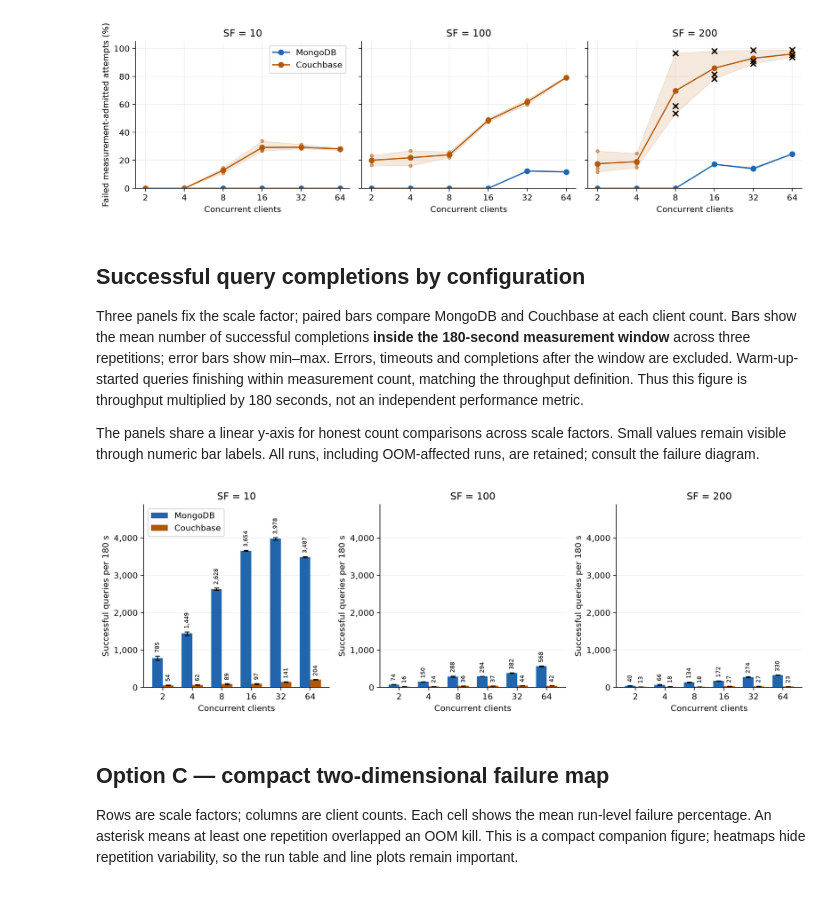
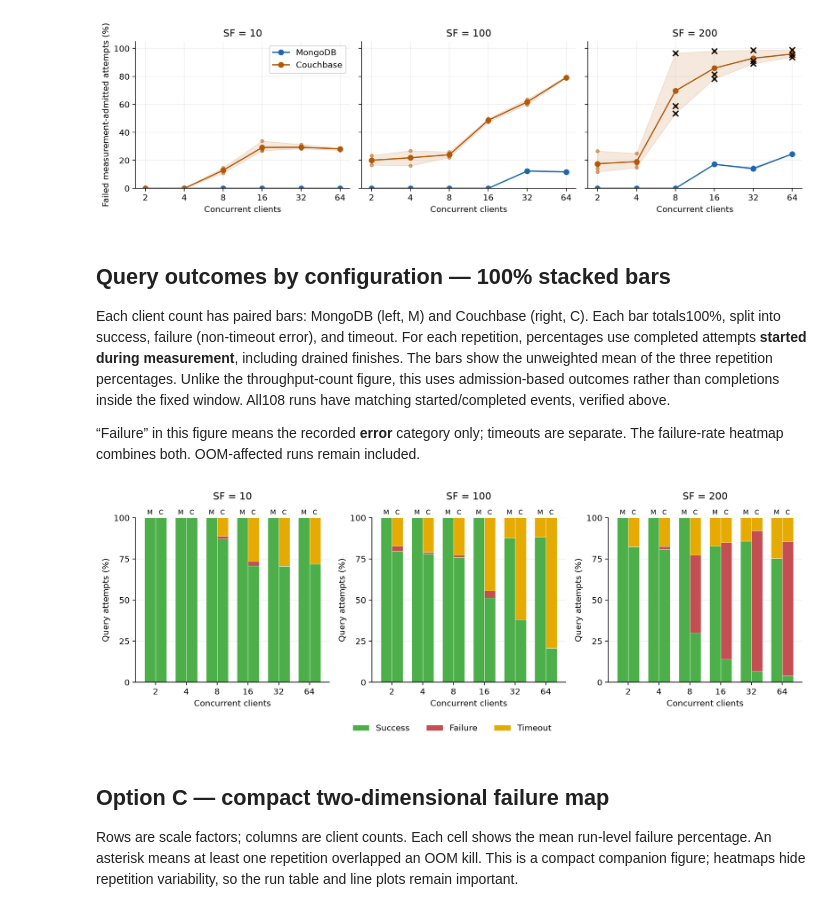
Before and after one commit to zeNightshade/JSONBench, a Jupyter notebook: notebooks/ec2_large_analysis.ipynb, the cells around one changed output. Saved outputs shown, nothing was run; the diff lists cells and outputs as text; code cells hidden in the pictures.

Commit message:
Show normalized success error and timeout outcomes

```diff
--- a/notebooks/ec2_large_analysis.ipynb
+++ b/notebooks/ec2_large_analysis.ipynb
@@ -160,43 +160,46 @@ axes[0].legend(); fig.tight_layout(); save(fig, "failures_by_clients")
 # %% [output]
 [figure]
 # %% [markdown]
-## Successful query completions by configuration
+## Query outcomes by configuration — 100% stacked bars
 
-Three panels fix the scale factor; paired bars compare MongoDB and Couchbase at each client count. Bars show the mean number of successful completions **inside the 180-second measurement window** across three repetitions; error bars show min–max. Errors, timeouts and completions after the window are excluded. Warm-up-started queries finishing within measurement count, matching the throughput definition. Thus this figure is throughput multiplied by 180 seconds, not an independent performance metric.
+Each client count has paired bars: MongoDB (left, M) and Couchbase (right, C). Each bar totals100%, split into success, failure (non-timeout error), and timeout. For each repetition, percentages use completed attempts **started during measurement**, including drained finishes. The bars show the unweighted mean of the three repetition percentages. Unlike the throughput-count figure, this uses admission-based outcomes rather than completions inside the fixed window. All108 runs have matching started/completed events, verified above.
 
-The panels share a linear y-axis for honest count comparisons across scale factors. Small values remain visible through numeric bar labels. All runs, including OOM-affected runs, are retained; consult the failure diagram.
+“Failure” in this figure means the recorded **error** category only; timeouts are separate. The failure-rate heatmap combines both. OOM-affected runs remain included.
 # %%
-# Count directly from audited throughput and the fixed measurement duration.
-measurement_seconds = plan["manifest"]["duration"]
-runs["successful_completions_in_window"] = np.rint(runs.throughput_qps * measurement_seconds).astype(int)
-fig, axes = plt.subplots(1, 3, figsize=(12, 4), sharey=True)
-x = np.arange(len(CLIENTS))
-width = .36
+outcome_columns = {"Success": "successes", "Failure": "errors", "Timeout": "timeouts"}
+outcome_colors = {"Success": "#4daf4a", "Failure": "#c44e52", "Timeout": "#e6ab02"}
+percentages = runs[["backend", "sf", "clients", "repetition", "admitted"]].copy()
+for label, column in outcome_columns.items():
+    percentages[label] = 100 * runs[column] / runs.admitted
+assert np.allclose(percentages[list(outcome_columns)].sum(axis=1), 100)
+outcomes = percentages.groupby(["backend", "sf", "clients"])[list(outcome_columns)].mean()
+outcomes.to_csv(OUT / "outcome_percentages.csv")
+fig, axes = plt.subplots(1, 3, figsize=(12, 4.3), sharey=True)
+x = np.arange(len(CLIENTS)); width = .36
 for ax, sf in zip(axes, SCALES):
-    for j, (backend, color) in enumerate(COLORS.items()):
-        d = runs[(runs.sf == sf) & (runs.backend == backend)]
-        g = d.groupby("clients")["successful_completions_in_window"].agg(["mean", "min", "max"]).reindex(CLIENTS)
-        values = g["mean"].to_numpy()
+    for j, backend in enumerate(COLORS):
+        values = outcomes.loc[(backend, sf)].reindex(CLIENTS)
         positions = x + (j - .5) * width
-        ax.bar(positions, values, width, color=color, label=LABELS[backend],
-               yerr=np.vstack([values-g["min"].to_numpy(), g["max"].to_numpy()-values]),
-               capsize=3, error_kw={"elinewidth": 1})
-        for pos, mean, high in zip(positions, values, g["max"]):
-            ax.annotate(f"{mean:,.0f}", (pos, high), xytext=(0, 4), textcoords="offset points",
-                        ha="center", va="bottom", fontsize=7, rotation=90)
-    ax.set_title(f"SF = {sf}")
-    ax.set_xticks(x, labels=CLIENTS)
-    ax.set_xlabel("Concurrent clients")
-    ax.set_ylabel("Successful queries per 180 s")
+        bottom = np.zeros(len(CLIENTS))
+        for label, color in outcome_colors.items():
+            heights = values[label].to_numpy()
+            ax.bar(positions, heights, width, bottom=bottom, color=color,
+                   edgecolor="white", linewidth=.4,
+                   label=label if j == 0 else None)
+            bottom += heights
+        for pos in positions:
+            ax.text(pos, 102, "M" if backend == "mongodb" else "C", ha="center", fontsize=8)
+    ax.set_title(f"SF = {sf}", pad=22)
+    ax.set_xticks(x, labels=CLIENTS); ax.set_xlabel("Concurrent clients")
+    ax.set_ylabel("Query attempts (%)")
+    ax.set_ylim(0, 100); ax.set_yticks([0, 25, 50, 75, 100])
     ax.tick_params(axis="y", labelleft=True)
-    ax.yaxis.set_major_formatter(plt.FuncFormatter(lambda value, position: f"{value:,.0f}"))
     ax.grid(axis="y", alpha=.2); ax.set_axisbelow(True)
-axes[0].legend()
-axes[0].set_ylim(0, runs.successful_completions_in_window.max() * 1.22)
-fig.tight_layout(); save(fig, "successful_query_counts")
-runs.to_csv(OUT / "run_metrics.csv", index=False)
+fig.legend(*axes[0].get_legend_handles_labels(), loc="lower center", ncol=3,
+           bbox_to_anchor=(.5, 0), frameon=False)
+fig.tight_layout(rect=(0,.09,1,1)); save(fig, "query_outcomes_normalized")
 # %% [output]
-[figure, old version]
+[figure, new version]
 # %% [markdown]
 ## Option C — compact two-dimensional failure map
 
```
Also changed, not shown: 1 other file.
